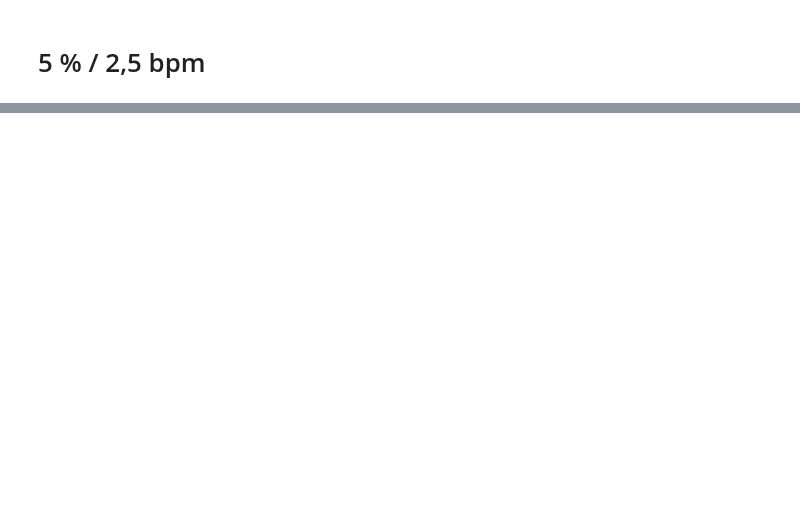
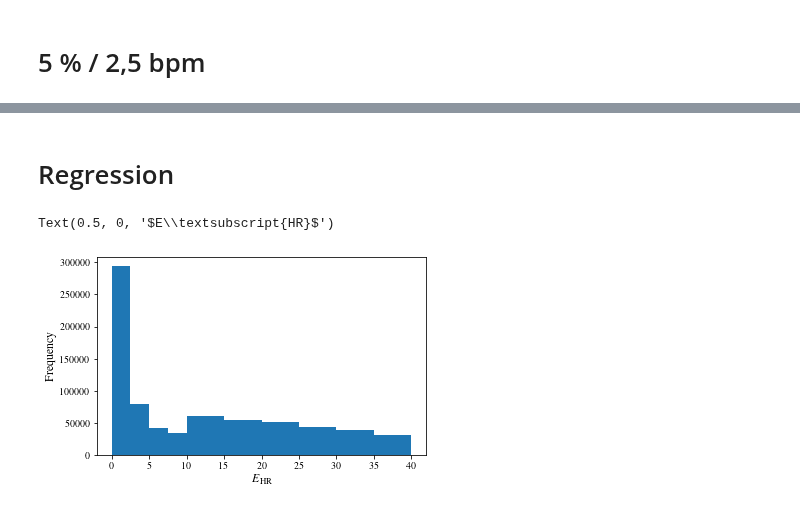
Before and after one commit to Zianor/Bachelorarbeit, a Jupyter notebook: Implementation/src/notebooks/label_investigation.ipynb, the cells around one changed output, grey strips where cells are left out. Drawn from its saved outputs; the diff is of its cells as text; code cells hidden in the pictures; blank space fills up the shorter version.

```diff
--- a/Implementation/src/notebooks/label_investigation.ipynb
+++ b/Implementation/src/notebooks/label_investigation.ipynb
@@ -216,0 +176,8 @@ insgesamt: 857143, informativ: 58.79 %, nicht informativ: 41.21 %
+# %% [markdown]
+# Regression
+# %%
+data_10['error'].plot(figsize=utils.get_plt_big_size(), kind='hist', bins=[0, 2.5, 5, 7.5, 10, 15, 20, 25, 30, 35, 40])
+plt.xlabel('$E\\textsubscript{HR}$')
+# %% [output]
+Text(0.5, 0, '$E\\textsubscript{HR}$')
+[figure, added]
```
Also changed, not shown: parts of 19 cells of this notebook, 1 other file.
